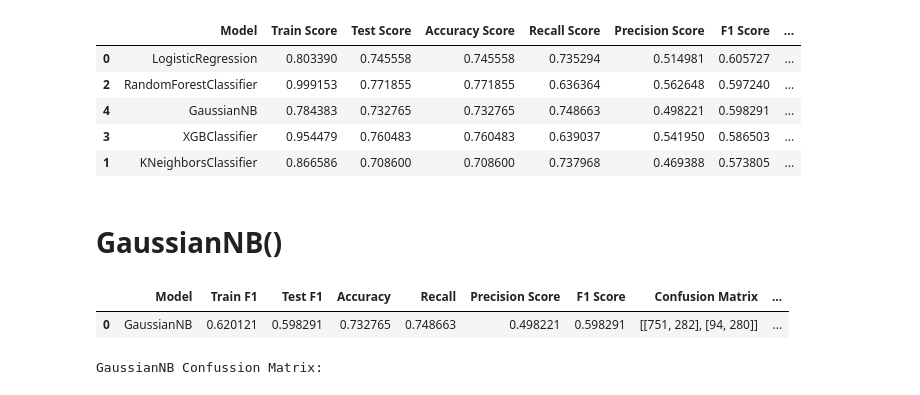
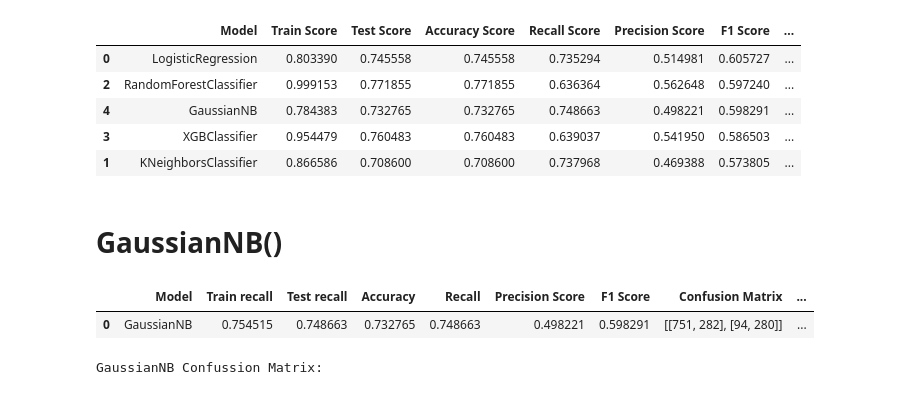
Before and after one commit to Md-Maruf-1727/customer-churn-prediction-ml, a Jupyter notebook: NoteBooks/04_model_training.ipynb, the cells around one changed output. Saved outputs shown, nothing was run; the diff lists cells and outputs as text; code cells hidden in the pictures.

```diff
--- a/NoteBooks/04_model_training.ipynb
+++ b/NoteBooks/04_model_training.ipynb
@@ -154,47 +154,45 @@ gnb_param_grid = {
 }
 
 gnb_grid = GridSearchCV(
-    estimator=pipeline, param_grid=gnb_param_grid, cv = 10, scoring='f1'
+    estimator=pipeline, param_grid=gnb_param_grid, cv = 10, scoring='recall'
 )
 gnb_model = gnb_grid.fit(scale_xtrain, ytrain)
-
-gnb_pred = gnb_model.predict(scale_xtest)
-gnb_pred_proba = gnb_model.predict_proba(scale_xtest)[:, 1]
 # %%
 gnb_xtrain_pred = gnb_model.predict(scale_xtrain)
-gnb_xtest_pred = gnb_model.predict(scale_xtest)
+gnb_pred = gnb_model.predict(scale_xtest)
+gnb_pred_proba = gnb_model.predict_proba(scale_xtest)[:, 1]
 
-gnb_train_f1 = f1_score(ytrain, gnb_xtrain_pred)
-gnb_test_f1 = f1_score(ytest, gnb_xtest_pred)
+gnb_train_f1 = recall_score(ytrain, gnb_xtrain_pred)
+gnb_test_f1 = recall_score(ytest, gnb_pred)
 
 gnb_accuracy = accuracy_score(ytest, gnb_pred)
 gnb_recall = recall_score(ytest, gnb_pred)
 gnb_precision = precision_score(ytest, gnb_pred)
 gnb_f1 = f1_score(ytest, gnb_pred)
 gnb_confusion = confusion_matrix(ytest, gnb_pred)
 gnb_roc_auc = roc_auc_score(ytest, gnb_pred_proba)
 
 best_params = gnb_model.best_params_
 best_score = gnb_model.best_score_
 
 gnb_result = pd.DataFrame([{
     'Model': 'GaussianNB',
-    'Train F1': gnb_train_f1,
-    'Test F1': gnb_test_f1,
+    'Train recall': gnb_train_f1,
+    'Test recall': gnb_test_f1,
     'Accuracy': gnb_accuracy,
     'Recall': gnb_recall,
     'Precision Score': gnb_precision,
     'F1 Score': gnb_f1,
     'Confusion Matrix': gnb_confusion,
     'Roc Auc Score': gnb_roc_auc,
     'Best Params': str(best_params),
     'Best CV Score': best_score
 
 }])
 gnb_result
 # %% [output]
-|  | Model | Train F1 | Test F1 | Accuracy | Recall | Precision Score | F1 Score | Confusion Matrix | ... |
-| 0 | GaussianNB | 0.620121 | 0.598291 | 0.732765 | 0.748663 | 0.498221 | 0.598291 | [[751, 282], [94, 280]] | ... |
+|  | Model | Train recall | Test recall | Accuracy | Recall | Precision Score | F1 Score | Confusion Matrix | ... |
+| 0 | GaussianNB | 0.754515 | 0.748663 | 0.732765 | 0.748663 | 0.498221 | 0.598291 | [[751, 282], [94, 280]] | ... |
 # %%
 print("GaussianNB Confussion Matrix:")
 plt.figure(figsize=(4,3))
```
Also changed, not shown: parts of 10 cells of this notebook.
